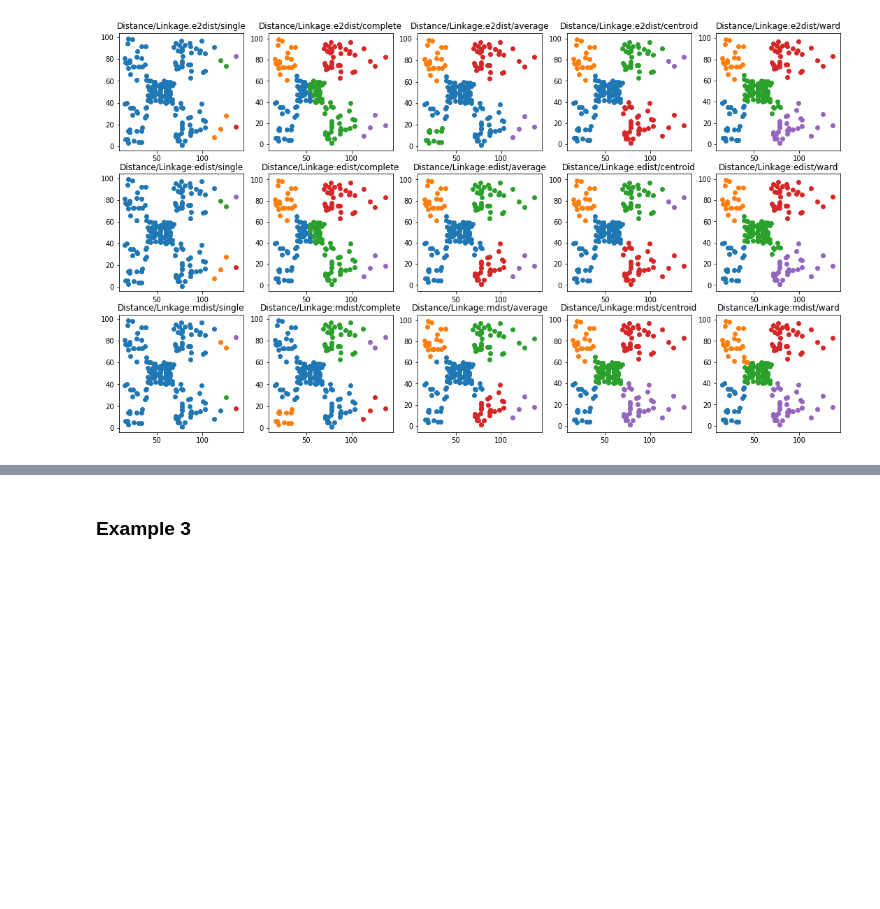
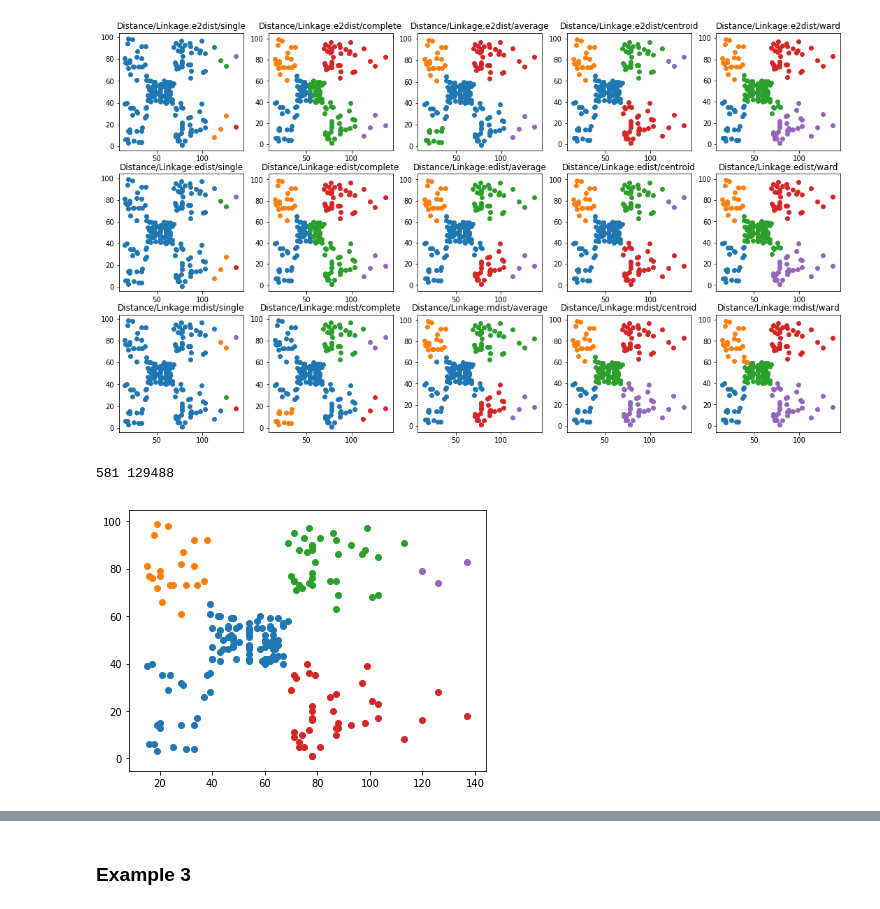
Before and after one commit to Anhmike/clustering, a Jupyter notebook: tmp/clustering.ipynb, the cells around one changed output, grey strips where cells are left out. Drawn from its saved outputs; the diff is of its cells as text; code cells hidden in the pictures; blank space fills up the shorter version.

```diff
--- a/tmp/clustering.ipynb
+++ b/tmp/clustering.ipynb
@@ -60,4 +67,11 @@ plt[`:show][];
 plot[d2;5;cross[key .clust.kd.i.dd;key .clust.kd.i.ld]];
 # %% [output]
 [figure]
+# %%
+\ts r2:.clust.cure[d2;5;`e2dist;5;1]
+{plt[`:scatter][;]. flip x}each exec pts by clt from r2;
+plt[`:show][];
+# %% [output]
+581 129488
+[figure, added]
 # %%
```
Also changed, not shown: parts of 9 cells of this notebook, 4 other files.
